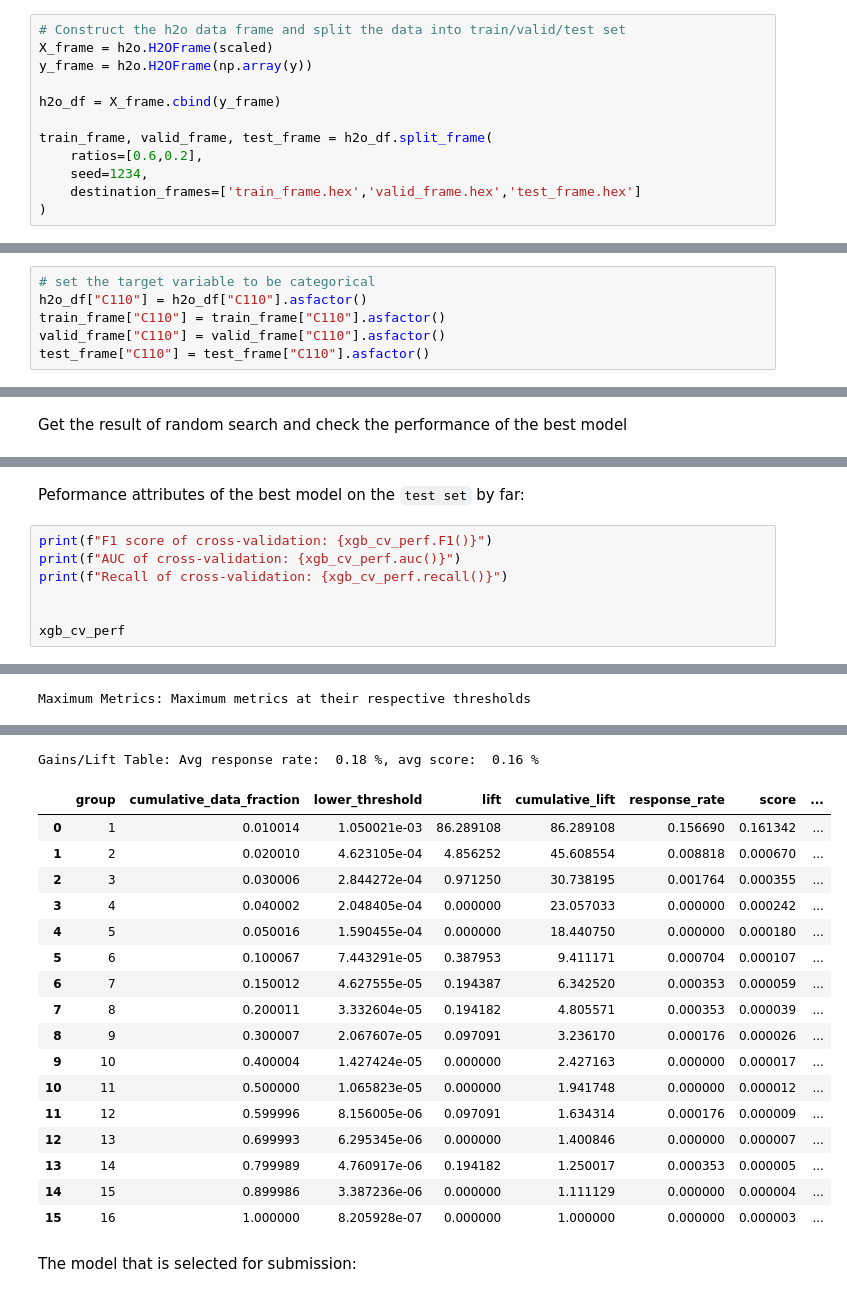
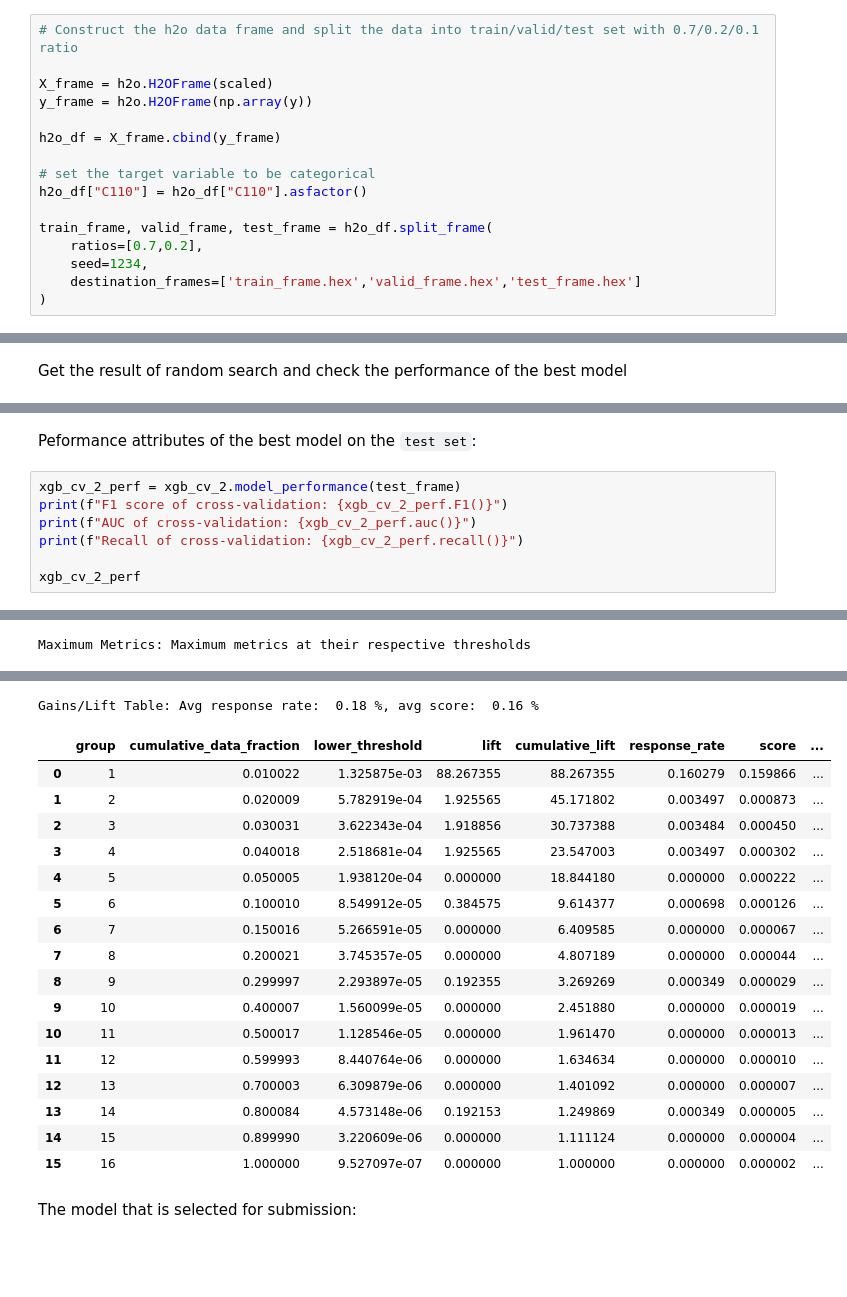
Before and after one commit to Realvincentyuan/Machine_Learning_Lab, a Jupyter notebook: creditcard-fraud-prediction.ipynb, the cells around one changed output, grey strips where cells are left out. Drawn from its saved outputs; the diff is of its cells as text; blank space fills up the shorter version.

```diff
--- a/creditcard-fraud-prediction.ipynb
+++ b/creditcard-fraud-prediction.ipynb
@@ -186,14 +176,18 @@ Warning: Your H2O cluster version is too old (1 year and 17 days)! Please downlo
 | H2O_API_Extensions: | Amazon S3, XGBoost, Algos, AutoML... |
 | Python_version: | 3.7.10 final |
 # %%
-# Construct the h2o data frame and split the data into train/valid/test set
+# Construct the h2o data frame and split the data into train/valid/test set with 0.7/0.2/0.1 ratio
+
 X_frame = h2o.H2OFrame(scaled)
 y_frame = h2o.H2OFrame(np.array(y))
 
 h2o_df = X_frame.cbind(y_frame)
 
+# set the target variable to be categorical
+h2o_df["C110"] = h2o_df["C110"].asfactor()
+
 train_frame, valid_frame, test_frame = h2o_df.split_frame(
-    ratios=[0.6,0.2],
+    ratios=[0.7,0.2],
     seed=1234,
     destination_frames=['train_frame.hex','valid_frame.hex','test_frame.hex']
 )
@@ -223,9 +218,3 @@ train_frame.head(5)
-# %%
-# set the target variable to be categorical
-h2o_df["C110"] = h2o_df["C110"].asfactor()
-train_frame["C110"] = train_frame["C110"].asfactor()
-valid_frame["C110"] = valid_frame["C110"].asfactor()
-test_frame["C110"] = test_frame["C110"].asfactor()
 # %%
 predictors = train_frame.columns[:-1]
 response = train_frame.columns[-1]
@@ -722,10 +658,10 @@ xgboost prediction progress: |████████████████
 # %% [markdown]
-Peformance attributes of the best model on the `test set` by far:
+Peformance attributes of the best model on the `test set`:
 # %%
-print(f"F1 score of cross-validation: {xgb_cv_perf.F1()}")
-print(f"AUC of cross-validation: {xgb_cv_perf.auc()}")
-print(f"Recall of cross-validation: {xgb_cv_perf.recall()}")
+xgb_cv_2_perf = xgb_cv_2.model_performance(test_frame)
+print(f"F1 score of cross-validation: {xgb_cv_2_perf.F1()}")
+print(f"AUC of cross-validation: {xgb_cv_2_perf.auc()}")
+print(f"Recall of cross-validation: {xgb_cv_2_perf.recall()}")
 
-
-xgb_cv_perf
+xgb_cv_2_perf
 # %% [output]
@@ -770,21 +706,21 @@ Maximum Metrics: Maximum metrics at their respective thresholds
 Gains/Lift Table: Avg response rate:  0.18 %, avg score:  0.16 %
 |  | group | cumulative_data_fraction | lower_threshold | lift | cumulative_lift | response_rate | score | ... |
-| 0 | 1 | 0.010014 | 1.050021e-03 | 86.289108 | 86.289108 | 0.156690 | 0.161342 | ... |
-| 1 | 2 | 0.020010 | 4.623105e-04 | 4.856252 | 45.608554 | 0.008818 | 0.000670 | ... |
-| 2 | 3 | 0.030006 | 2.844272e-04 | 0.971250 | 30.738195 | 0.001764 | 0.000355 | ... |
-| 3 | 4 | 0.040002 | 2.048405e-04 | 0.000000 | 23.057033 | 0.000000 | 0.000242 | ... |
-| 4 | 5 | 0.050016 | 1.590455e-04 | 0.000000 | 18.440750 | 0.000000 | 0.000180 | ... |
-| 5 | 6 | 0.100067 | 7.443291e-05 | 0.387953 | 9.411171 | 0.000704 | 0.000107 | ... |
-| 6 | 7 | 0.150012 | 4.627555e-05 | 0.194387 | 6.342520 | 0.000353 | 0.000059 | ... |
-| 7 | 8 | 0.200011 | 3.332604e-05 | 0.194182 | 4.805571 | 0.000353 | 0.000039 | ... |
-| 8 | 9 | 0.300007 | 2.067607e-05 | 0.097091 | 3.236170 | 0.000176 | 0.000026 | ... |
-| 9 | 10 | 0.400004 | 1.427424e-05 | 0.000000 | 2.427163 | 0.000000 | 0.000017 | ... |
-| 10 | 11 | 0.500000 | 1.065823e-05 | 0.000000 | 1.941748 | 0.000000 | 0.000012 | ... |
-| 11 | 12 | 0.599996 | 8.156005e-06 | 0.097091 | 1.634314 | 0.000176 | 0.000009 | ... |
-| 12 | 13 | 0.699993 | 6.295345e-06 | 0.000000 | 1.400846 | 0.000000 | 0.000007 | ... |
-| 13 | 14 | 0.799989 | 4.760917e-06 | 0.194182 | 1.250017 | 0.000353 | 0.000005 | ... |
-| 14 | 15 | 0.899986 | 3.387236e-06 | 0.000000 | 1.111129 | 0.000000 | 0.000004 | ... |
-| 15 | 16 | 1.000000 | 8.205928e-07 | 0.000000 | 1.000000 | 0.000000 | 0.000003 | ... |
+| 0 | 1 | 0.010022 | 1.325875e-03 | 88.267355 | 88.267355 | 0.160279 | 0.159866 | ... |
+| 1 | 2 | 0.020009 | 5.782919e-04 | 1.925565 | 45.171802 | 0.003497 | 0.000873 | ... |
+| 2 | 3 | 0.030031 | 3.622343e-04 | 1.918856 | 30.737388 | 0.003484 | 0.000450 | ... |
+| 3 | 4 | 0.040018 | 2.518681e-04 | 1.925565 | 23.547003 | 0.003497 | 0.000302 | ... |
+| 4 | 5 | 0.050005 | 1.938120e-04 | 0.000000 | 18.844180 | 0.000000 | 0.000222 | ... |
+| 5 | 6 | 0.100010 | 8.549912e-05 | 0.384575 | 9.614377 | 0.000698 | 0.000126 | ... |
+| 6 | 7 | 0.150016 | 5.266591e-05 | 0.000000 | 6.409585 | 0.000000 | 0.000067 | ... |
+| 7 | 8 | 0.200021 | 3.745357e-05 | 0.000000 | 4.807189 | 0.000000 | 0.000044 | ... |
+| 8 | 9 | 0.299997 | 2.293897e-05 | 0.192355 | 3.269269 | 0.000349 | 0.000029 | ... |
+| 9 | 10 | 0.400007 | 1.560099e-05 | 0.000000 | 2.451880 | 0.000000 | 0.000019 | ... |
+| 10 | 11 | 0.500017 | 1.128546e-05 | 0.000000 | 1.961470 | 0.000000 | 0.000013 | ... |
+| 11 | 12 | 0.599993 | 8.440764e-06 | 0.000000 | 1.634634 | 0.000000 | 0.000010 | ... |
+| 12 | 13 | 0.700003 | 6.309879e-06 | 0.000000 | 1.401092 | 0.000000 | 0.000007 | ... |
+| 13 | 14 | 0.800084 | 4.573148e-06 | 0.192153 | 1.249869 | 0.000349 | 0.000005 | ... |
+| 14 | 15 | 0.899990 | 3.220609e-06 | 0.000000 | 1.111124 | 0.000000 | 0.000004 | ... |
+| 15 | 16 | 1.000000 | 9.527097e-07 | 0.000000 | 1.000000 | 0.000000 | 0.000002 | ... |
 # %% [markdown]
 The model that is selected for submission:
 # %%
```
Also changed, not shown: parts of 27 cells of this notebook.
